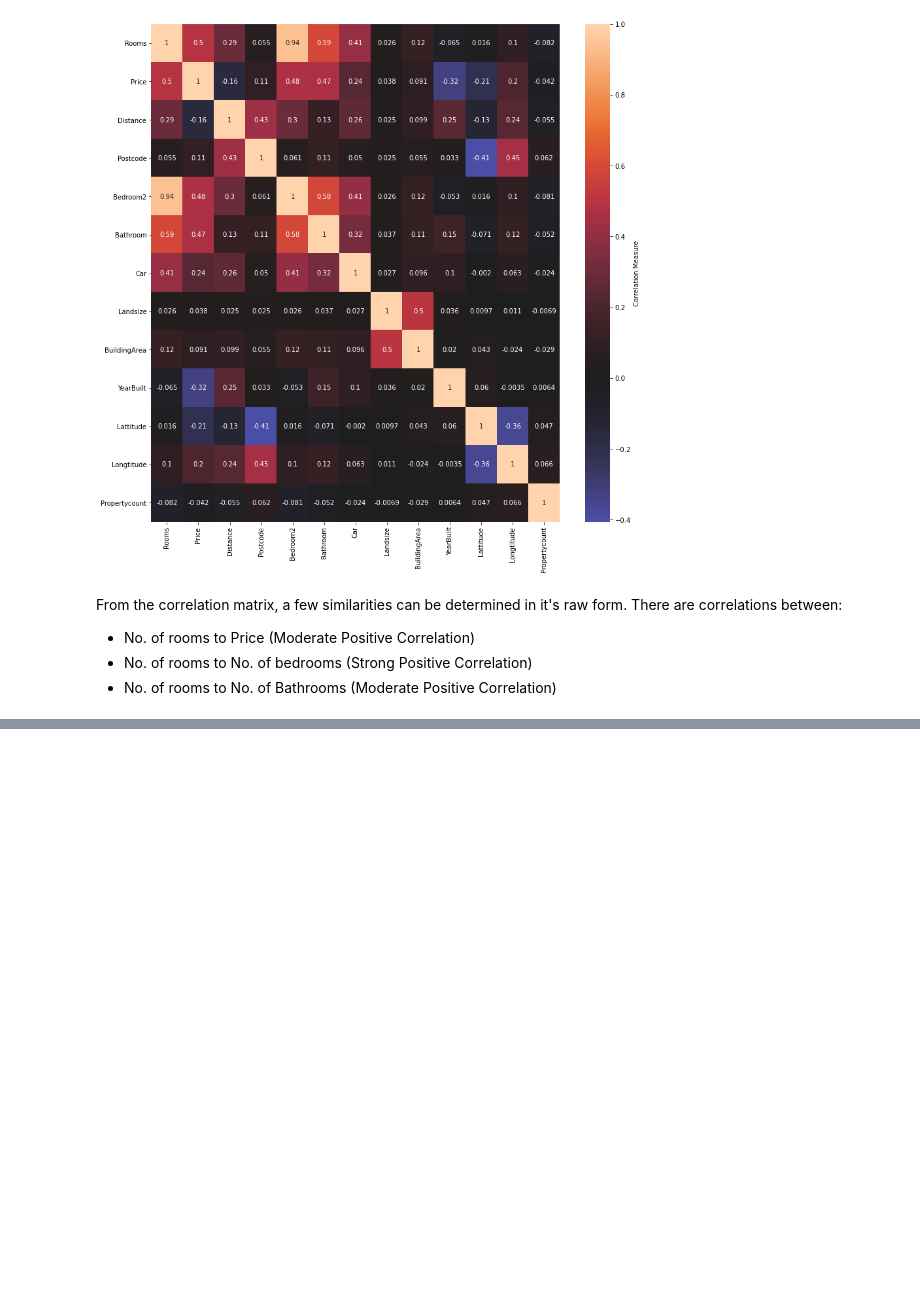
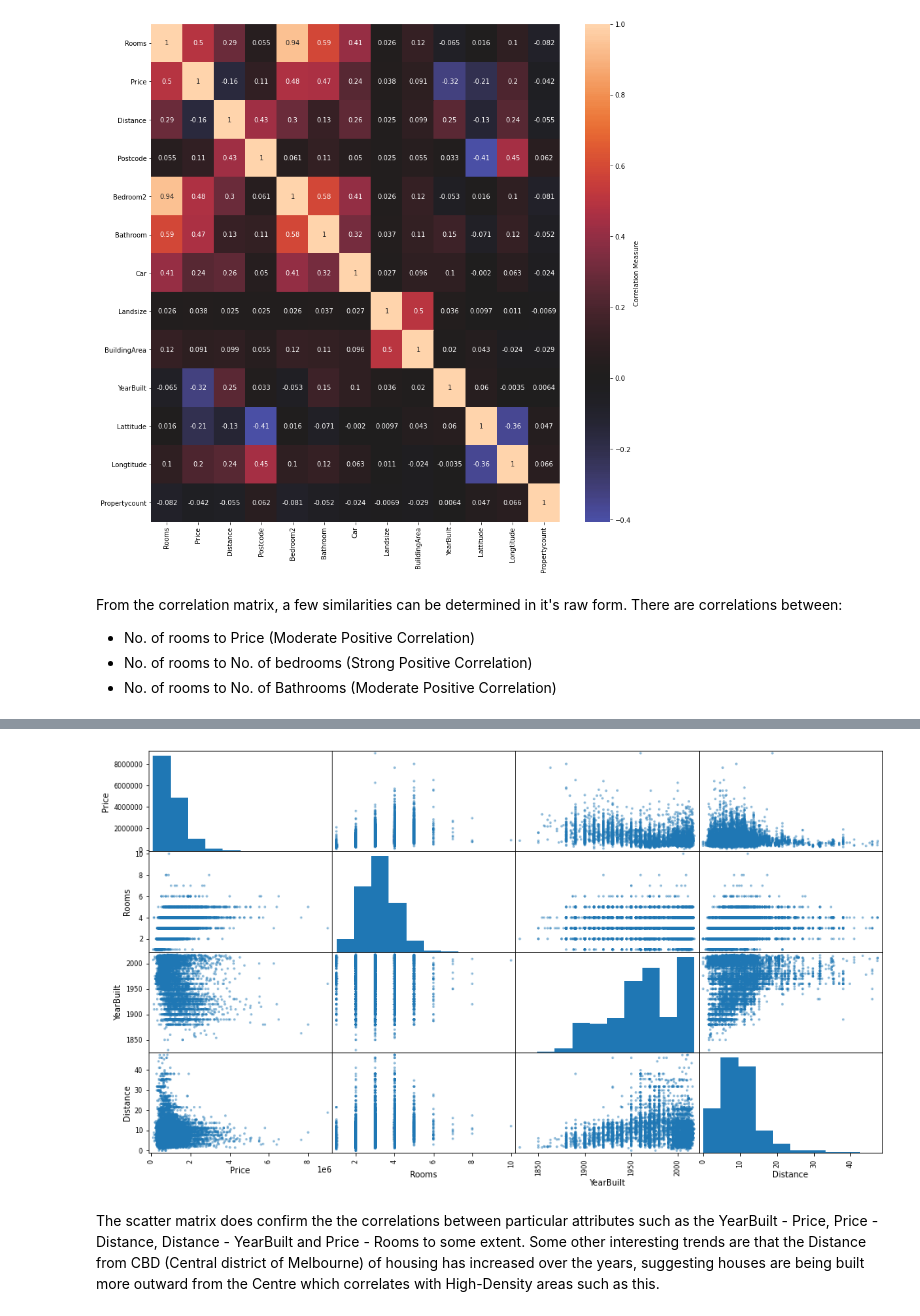
Before and after one commit to sheldyso/Data-Visualisation-Report, a Jupyter notebook: Data Visualisation Report.ipynb, the cells around one changed output, grey strips where cells are left out. Drawn from its saved outputs; the diff is of its cells as text; code cells hidden in the pictures; blank space fills up the shorter version.

```diff
--- a/Data Visualisation Report.ipynb
+++ b/Data Visualisation Report.ipynb
@@ -115,3 +189,14 @@ sns.scatterplot(data=data, x="Bedroom2", y="Price")
+# %%
+from pandas.plotting import scatter_matrix
+
+attributes = ["Price", "Rooms", "YearBuilt", "Distance"]
+scatter_matrix(df[attributes], figsize=(16, 9))
+plt.show()
+# %% [output]
+[figure, added]
+# %% [markdown]
+The scatter matrix does confirm the the correlations between particular attributes such as the YearBuilt - Price, Price - Distance, Distance - YearBuilt and Price - Rooms to some extent.
+Some other interesting trends are that the Distance from CBD (Central district of Melbourne) of housing has increased over the years, suggesting houses are being built more outward from the Centre which correlates with High-Density areas such as this.
 # %%
 #Plotting data
 fig  = plt.figure(figsize=(16, 9))
```
Also changed, not shown: parts of 21 cells of this notebook.
